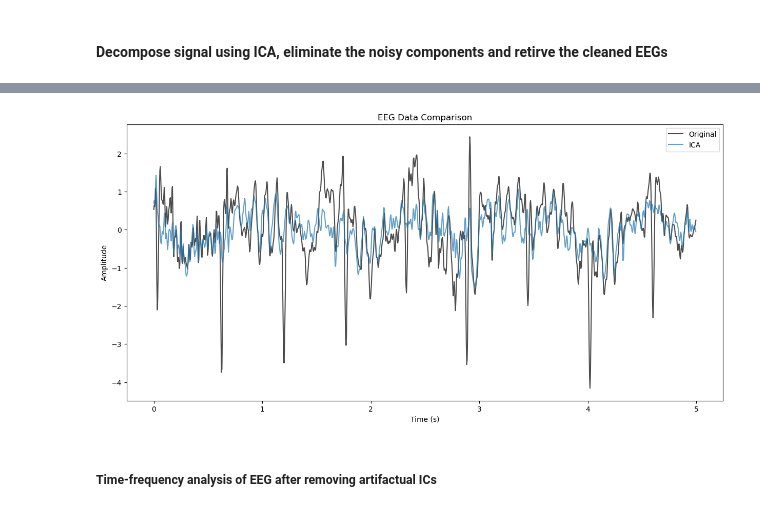
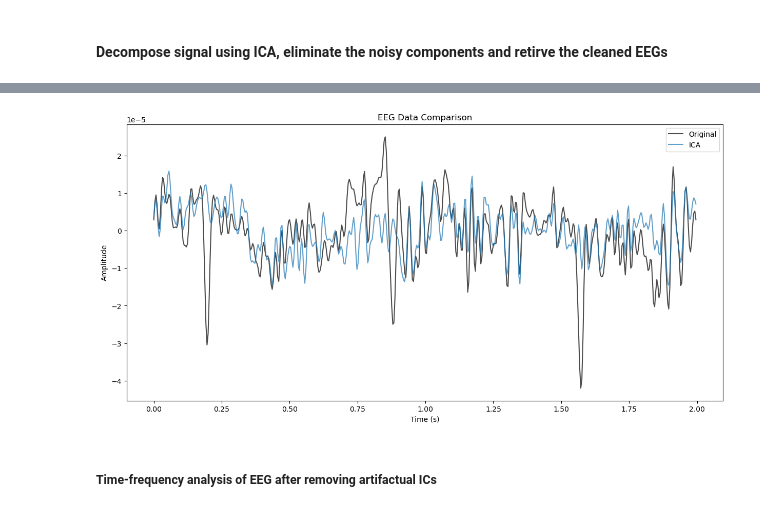
Before and after one commit to maboudi/capachinos, a Jupyter notebook: notebooks/independent_component_analysis.ipynb, the cells around one changed output, grey strips where cells are left out. Saved outputs shown, nothing was run; the diff lists cells and outputs as text; code cells hidden in the pictures.

```diff
--- a/notebooks/independent_component_analysis.ipynb
+++ b/notebooks/independent_component_analysis.ipynb
@@ -19,0 +12,11 @@ eeg_file.load_data()
+# %%
+participant_id = 1
+base_dir = Path(r'D:\Anesthesia_Research_Fellow') / f'CA-{participant_id:02}'
+base_path = base_dir / f'CA-{participant_id:02}'
+
+vhdr_path = base_path.with_suffix('.vhdr')
+vmrk_path = base_path.with_suffix('.vmrk')
+eeg_path = base_path.with_suffix('.eeg')
+
+eeg_file = EEGFile(participant_id, str(vhdr_path), str(vmrk_path), str(eeg_path))
+eeg_file.load_data()
@@ -52,7 +51,8 @@ preprocessor.concatenate_data_excluding_noisy_segments(padding = 'zeros')
 """
 Apply Independent Component Analysis (ICA) to the EEG data.
 """
-data_attribute_to_process = 'eeg_with_rejected_noisy_segments'
+data_attribute_to_process = 'eeg_data'
+# data_attribute_to_process = 'filtered_eeg'
 epoch_name = 'emergence'
 
 data_to_process = preprocessor._check_and_get_attribute(data_attribute_to_process)
@@ -61,7 +61,7 @@ data_to_process = data_to_process[epoch_name]
 # Create an MNE Info object with the properties of your data
 ch_names = preprocessor.channel_names  # Update with real channel names
 ch_types = ['eeg'] * 16 + ['misc'] * (data_to_process.shape[1] - 16)
-sampling_freq = preprocessor.ds_sampling_frequency if preprocessor.ds_sampling_frequency is not None else preprocessor.sampling_frequency
+sampling_freq = preprocessor.sampling_frequency
 info = mne.create_info(ch_names=ch_names, sfreq=sampling_freq, ch_types=ch_types)
 
 # Transpose your data to the shape `num_channels x num_samples` to create the Raw object
@@ -72,7 +72,7 @@ raw.set_montage(montage)
 
 
 # Fit ICA
-ica = ICA(n_components=0.95, random_state=97)
+ica = ICA(n_components=0.95, random_state=97, method='fastica')
 ica.fit(raw)
 
 
@@ -147,15 +129,0 @@ plt.show()
-# %%
-# Create an MNE Info object with the properties of your data
-ic_names = ica._ica_names
-sampling_freq = preprocessor.ds_sampling_frequency if preprocessor.ds_sampling_frequency is not None else preprocessor.sampling_frequency
-info = mne.create_info(ch_names=ic_names, sfreq=sampling_freq)
-
-# Transpose your data to the shape `num_channels x num_samples` to create the Raw object
-raw_data_transposed = data_to_process.T
-raw = mne.io.RawArray(raw_data_transposed, info)
-
-
-freqs = np.logspace(*np.log10([0.5, 55]), num=50)
-n_cycles = freqs / 2.  # different number of cycle per frequency
-power = mne.time_frequency.tfr_multitaper(raw, freqs=freqs, time_bandwidth=6.0, n_cycles=n_cycles, use_fft=True,
-                        return_itc=False, decim=3, n_jobs=1)
@@ -168,5 +186,5 @@ fig = ica.plot_components(colorbar=True)
 # %% [markdown]
 #### Decompose signal using ICA, eliminate the noisy components and retirve the cleaned EEGs
 # %%
-epoch_name = 'preop_rest'
-preprocessor.apply_ica(epoch_name)
+epoch_name = 'emergence'
+preprocessor.apply_ica(epoch_name, data_attribute_to_process='eeg_data')
@@ -173,31 +212,31 @@ preprocessor.apply_ica(epoch_name)
 # %%
 channel_index = 2
 
-start_time_to_plot = 5
-duration_to_plot = 5
+start_time_to_plot = 0
+duration_to_plot = 2
 end_time_to_plot = start_time_to_plot + duration_to_plot
 
-original_eeg = preprocessor.eeg_with_rejected_noisy_segments[epoch_name][start_time_to_plot*sampling_freq:end_time_to_plot*sampling_freq, :]
-corrected_eeg = preprocessor.corrected_eeg[epoch_name][start_time_to_plot*sampling_freq:end_time_to_plot*sampling_freq, :]
+original_eeg = preprocessor.eeg_data[epoch_name][int(start_time_to_plot*sampling_freq):int(end_time_to_plot*sampling_freq), :]
+corrected_eeg = preprocessor.ica_corrected_eeg[epoch_name][int(start_time_to_plot*sampling_freq):int(end_time_to_plot*sampling_freq), :]
 
 time_original = np.arange(original_eeg.shape[0]) / sampling_freq
 
 # Plot the original EEG data
 plt.figure(figsize=(15, 7))
 plt.plot(time_original, original_eeg[:, channel_index], label='Original', color = 'k', alpha=0.7)
 
 # Plot the downsampled EEG data
 plt.plot(time_original, corrected_eeg[:, channel_index], label='ICA', alpha=0.7)
 
 # plt.ylim([-5, 5])
 
 plt.title('EEG Data Comparison')
 plt.xlabel('Time (s)')
 plt.ylabel('Amplitude')
 plt.legend()
 plt.show()
 # %% [output]
-[figure, old version]
+[figure, new version]
 # %% [markdown]
 ##### Time-frequency analysis of EEG after removing artifactual ICs
 # %%
```
Also changed, not shown: parts of 16 cells of this notebook, 12 other files.
